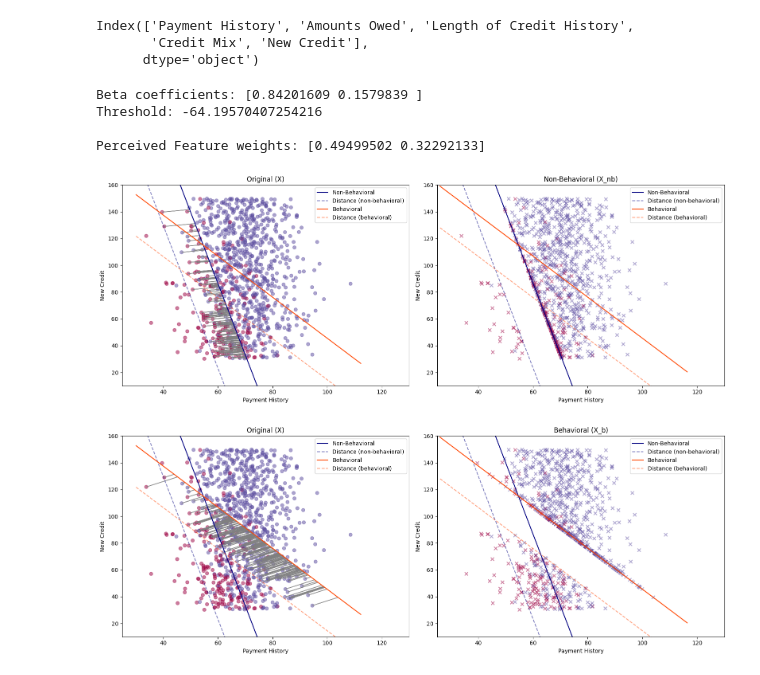
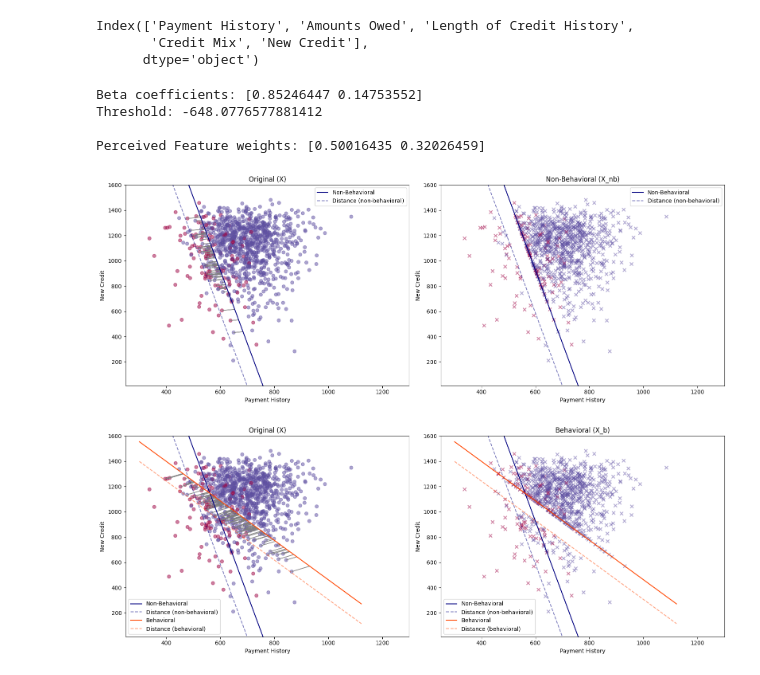
Before and after one commit to RamanEbrahimi/Research, a Jupyter notebook: Explainable AI/simulation.ipynb, the cells around one changed output. Cells and saved outputs as stored; diff of their text form; code cells hidden in the pictures.

```diff
--- a/Explainable AI/simulation.ipynb
+++ b/Explainable AI/simulation.ipynb
@@ -88,7 +87,7 @@ fico_df = df.copy()
 # %%
 # Sigmoid function to calculate probability
 def sigmoid(x):
-    return 1 / (1 + np.exp(-0.8 * (x - 65)))
+    return 1 / (1 + np.exp(-0.8 * (x/10 - 65)))
 
 # Calculate the approval probability for each individual
 fico_df['Approval Probability'] = sigmoid(fico_df['FICO Score'])
@@ -166,11 +165,11 @@ y = fico_df['True Label']  # the target variable
 X_train, X_test, y_train, y_test= train_test_split(X, y, test_size=0.3, random_state=42)
 
 # normal logreg
-model = LogisticRegression()
+# model = LogisticRegression()
 
 # Train the logistic regression model
-beta, threshold = model.fit(X_train, y_train).coef_[0], model.intercept_[0]
-# logistic_regression_with_sum_constraint(X_train, y_train)
+# beta, threshold = model.fit(X_train, y_train).coef_[0], model.intercept_[0]
+beta, threshold = logistic_regression_with_sum_constraint(X_train, y_train)
 print("Beta coefficients:", beta)
 print("Threshold:", threshold)
 
@@ -265,7 +264,7 @@ def cost_function(z, x_0):
     return np.linalg.norm(z - x_0)
 
 
-def agent_optimization(x_0, beta, threshold, R=1, mode='actual', gamma=0.5):
+def agent_optimization(x_0, beta, threshold, mode='actual', gamma=0.5):
     """
     Solve the agent's optimization problem.
 
@@ -357,13 +356,13 @@ X_b = X.copy()
 for index_nb, row_nb in X_nb.iterrows():
     if abs(row_nb @ beta + threshold) < B:
         if not classifier(row_nb.values, beta, threshold):
-            X_nb.loc[index_nb] = agent_optimization(row_nb.values, beta, threshold, R=1, mode='actual')
+            X_nb.loc[index_nb] = agent_optimization(row_nb.values, beta, threshold, mode='actual')
 
 
 for index_b, row_b in X_b.iterrows():
     if abs(row_b @ beta + threshold) < B:
         if not classifier(row_b.values, beta, threshold):
-            X_b.loc[index_b] = agent_optimization(row_b.values, beta, threshold, R=1, mode='actual')
+            X_b.loc[index_b] = agent_optimization(row_b.values, beta, threshold, mode='actual')
 # %%
 print(X.columns)
 # %% [output]
@@ -371,7 +370,7 @@ Index(['Payment History', 'Amounts Owed', 'Length of Credit History',
        'Credit Mix', 'New Credit'],
       dtype='object')
 # %%
-B = 10
+B = 50
 gamma_vis = 0.2
 
 feature1='Payment History'
@@ -398,17 +397,17 @@ X_b_vis = X_vis.copy()
 for index_nb, row_nb in X_nb_vis.iterrows():
     if abs((row_nb @ beta_vis) + threshold_vis) <= B:
         if not classifier(row_nb.values, beta_vis, threshold_vis):
-            X_nb_vis.loc[index_nb] = agent_optimization(row_nb.values, beta_vis, threshold_vis, R=1, mode='actual')
+            X_nb_vis.loc[index_nb] = agent_optimization(row_nb.values, beta_vis, threshold_vis, mode='actual')
 
 
 for index_b, row_b in X_b_vis.iterrows():
-    if abs((row_b @ perceived_weights_vis) + threshold_vis) < B:
+    if abs((row_b @ perceived_weights_vis) + threshold_vis) <= B:
         if not classifier(row_b.values, perceived_weights_vis, threshold_vis):
-            X_b_vis.loc[index_b] = agent_optimization(row_b.values, beta_vis, threshold_vis, R=1, mode='perceived', gamma=gamma_vis)
+            X_b_vis.loc[index_b] = agent_optimization(row_b.values, beta_vis, threshold_vis, mode='perceived', gamma=gamma_vis)
 
 
 # Function to create side-by-side scatter plots with movement arrows
-def create_side_by_side_plots_with_arrows(dataset1, dataset2, labels, title1, title2, feature1=feature1, feature2=feature2):
+def create_side_by_side_plots_with_arrows(dataset1, dataset2, labels, title1, title2, feature1=feature1, feature2=feature2, mode='NB'):
     fig, axs = plt.subplots(1, 2, figsize=(16, 6))
 
     # Scatter plot for dataset1
@@ -425,13 +424,14 @@ def create_side_by_side_plots_with_arrows(dataset1, dataset2, labels, title1, ti
     y_vals_nb = -(threshold_vis + beta_vis[0] * x_vals + B) / beta_vis[1]
     axs[0].plot(x_vals, y_vals_nb, '--', color='navy', label='Distance (non-behavioral)', alpha=0.5)
 
-    # plot the line separating the two classes
-    perceived_weights_vis = behavioral(beta_vis, gamma=gamma_vis)
-    y_vals_b = -(threshold_vis + perceived_weights_vis[0] * x_vals) / perceived_weights_vis[1]
-    axs[0].plot(x_vals, y_vals_b, color='orangered', label='Behavioral')
-    # plot y_vals - B
-    y_vals_b = -(threshold_vis + perceived_weights_vis[0] * x_vals + B) / perceived_weights_vis[1]
-    axs[0].plot(x_vals, y_vals_b, '--', color='orangered', label='Distance (behavioral)', alpha=0.5)
+    if mode == 'B':
+        # plot the line separating the two classes
+        perceived_weights_vis = behavioral(beta_vis, gamma=gamma_vis)
+        y_vals_b = -(threshold_vis + perceived_weights_vis[0] * x_vals) / perceived_weights_vis[1]
+        axs[0].plot(x_vals, y_vals_b, color='orangered', label='Behavioral')
+        # plot y_vals - B
+        y_vals_b = -(threshold_vis + perceived_weights_vis[0] * x_vals + B) / perceived_weights_vis[1]
+        axs[0].plot(x_vals, y_vals_b, '--', color='orangered', label='Distance (behavioral)', alpha=0.5)
 
 
 
@@ -442,52 +442,53 @@ def create_side_by_side_plots_with_arrows(dataset1, dataset2, labels, title1, ti
     axs[1].set_title(title2)
 
     # plot the line separating the two classes
-    x_vals = np.array(axs[0].get_xlim())
+    x_vals = np.array(axs[1].get_xlim())
     y_vals_nb = -(threshold_vis + beta_vis[0] * x_vals) / beta_vis[1]
     axs[1].plot(x_vals, y_vals_nb, color='navy', label='Non-Behavioral')
     # plot y_vals - B
     y_vals_nb_B = -(threshold_vis + beta_vis[0] * x_vals + B) / beta_vis[1]
     axs[1].plot(x_vals, y_vals_nb_B, '--', color='navy', label='Distance (non-behavioral)', alpha=0.5)
 
-    # plot the line separating the two classes
-    perceived_weights_vis = behavioral(beta_vis, gamma=gamma_vis)
-    y_vals_b = -(threshold_vis + perceived_weights_vis[0] * x_vals) / perceived_weights_vis[1]
-    axs[1].plot(x_vals, y_vals_b, color='orangered', label='Behavioral')
-    # plot y_vals - B
-    y_vals_b_B = -(threshold_vis + perceived_weights_vis[0] * x_vals + B) / perceived_weights_vis[1]
-    axs[1].plot(x_vals, y_vals_b_B, '--', color='orangered', label='Distance (behavioral)', alpha=0.5)
+    if mode == 'B':
+        # plot the line separating the two classes
+        perceived_weights_vis = behavioral(beta_vis, gamma=gamma_vis)
+        y_vals_b = -(threshold_vis + perceived_weights_vis[0] * x_vals) / perceived_weights_vis[1]
+        axs[1].plot(x_vals, y_vals_b, color='orangered', label='Behavioral')
+        # plot y_vals - B
+        y_vals_b_B = -(threshold_vis + perceived_weights_vis[0] * x_vals + B) / perceived_weights_vis[1]
+        axs[1].plot(x_vals, y_vals_b_B, '--', color='orangered', label='Distance (behavioral)', alpha=0.5)
 
     axs[0].legend()
     axs[1].legend()
 
     # # axis with same scale
     # axs[0].axis('equal')
     # axs[1].axis('equal')
 
-    axs[0].set_xlim(25, 130)
-    axs[0].set_ylim(10, 160)
-    axs[1].set_xlim(25, 130)
-    axs[1].set_ylim(10, 160)
+    axs[0].set_xlim(250, 1300)
+    axs[0].set_ylim(10, 1600)
+    axs[1].set_xlim(250, 1300)
+    axs[1].set_ylim(10, 1600)
 
 
 
     # Draw arrows
     for i in range(len(dataset1)):
         axs[0].arrow(dataset1[feature1][i], dataset1[feature2][i],
                      dataset2[feature1][i] - dataset1[feature1][i], dataset2[feature2][i] - dataset1[feature2][i],
                      color='gray', alpha=0.9, head_width=0.02, head_length=0.02)
     plt.legend()
     plt.tight_layout()
     plt.show()
 
 # Create the side-by-side scatter plots with arrows
-create_side_by_side_plots_with_arrows(X_vis, X_nb_vis, y_vis, 'Original (X)', 'Non-Behavioral (X_nb)')
-create_side_by_side_plots_with_arrows(X_vis, X_b_vis, y_vis, 'Original (X)', 'Behavioral (X_b)')
+create_side_by_side_plots_with_arrows(X_vis, X_nb_vis, y_vis, 'Original (X)', 'Non-Behavioral (X_nb)', mode='NB')
+create_side_by_side_plots_with_arrows(X_vis, X_b_vis, y_vis, 'Original (X)', 'Behavioral (X_b)', mode='B')
 # create_side_by_side_plots_with_arrows(X_nb, X_b, y, 'Non-Behavioral (X_nb)', 'Behavioral (X_b)')
 # %% [output]
-Beta coefficients: [0.84201609 0.1579839 ]
-Threshold: -64.19570407254216
+Beta coefficients: [0.85246447 0.14753552]
+Threshold: -648.0776577881412
 
-Perceived Feature weights: [0.49499502 0.32292133]
+Perceived Feature weights: [0.50016435 0.32026459]
-[figure, old version]
+[figure, new version]
-[figure, old version]
+[figure, new version]
```
Also changed, not shown: parts of 7 cells of this notebook, 6 other files.
